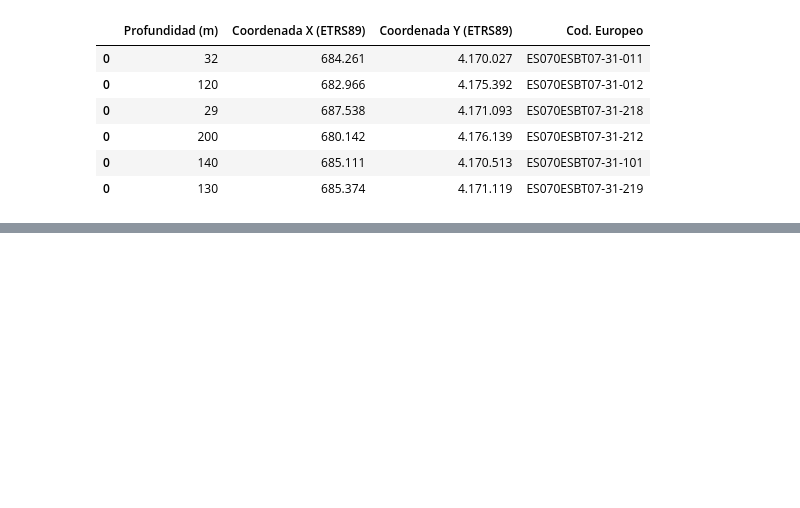
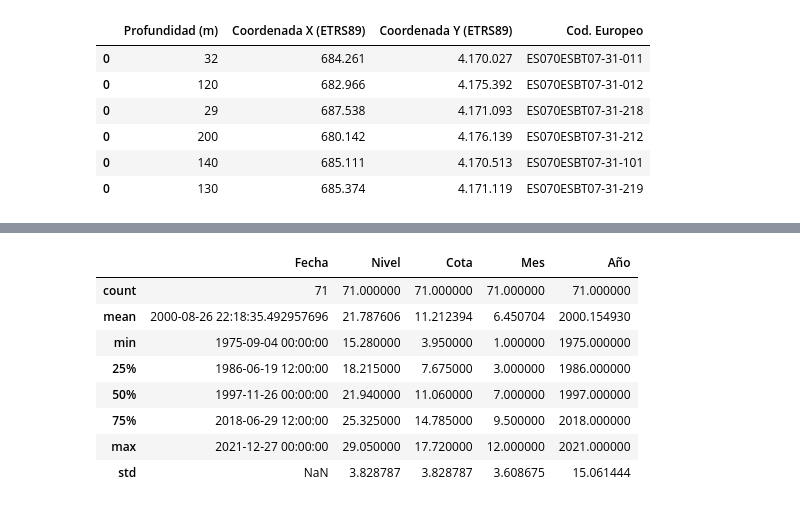
Before and after one commit to mkesslerct/datadive_team4, a Jupyter notebook: session_2_aquifers_in_ct.ipynb, the cells around one changed output, grey strips where cells are left out. Drawn from its saved outputs; the diff is of its cells as text; code cells hidden in the pictures; blank space fills up the shorter version.

```diff
--- a/session_2_aquifers_in_ct.ipynb
+++ b/session_2_aquifers_in_ct.ipynb
@@ -126,0 +137,12 @@ levels_list[0].head()
+# %%
+levels_list[0].describe()
+# %% [output]
+|  | Fecha | Nivel | Cota | Mes | Año |
+| count | 71 | 71.000000 | 71.000000 | 71.000000 | 71.000000 |
+| mean | 2000-08-26 22:18:35.492957696 | 21.787606 | 11.212394 | 6.450704 | 2000.154930 |
+| min | 1975-09-04 00:00:00 | 15.280000 | 3.950000 | 1.000000 | 1975.000000 |
+| 25% | 1986-06-19 12:00:00 | 18.215000 | 7.675000 | 3.000000 | 1986.000000 |
+| 50% | 1997-11-26 00:00:00 | 21.940000 | 11.060000 | 7.000000 | 1997.000000 |
+| 75% | 2018-06-29 12:00:00 | 25.325000 | 14.785000 | 9.500000 | 2018.000000 |
+| max | 2021-12-27 00:00:00 | 29.050000 | 17.720000 | 12.000000 | 2021.000000 |
+| std | NaN | 3.828787 | 3.828787 | 3.608675 | 15.061444 |
```
Also changed, not shown: parts of 7 cells of this notebook.
